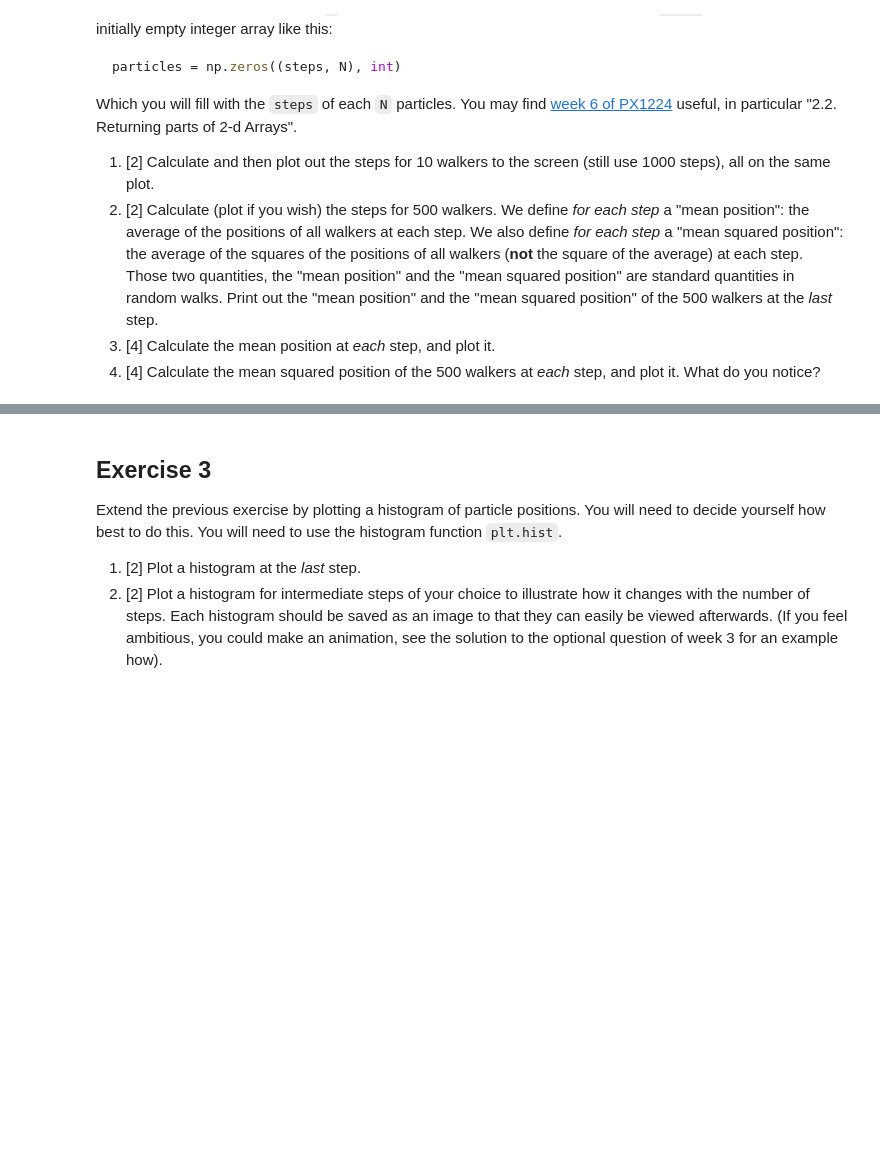
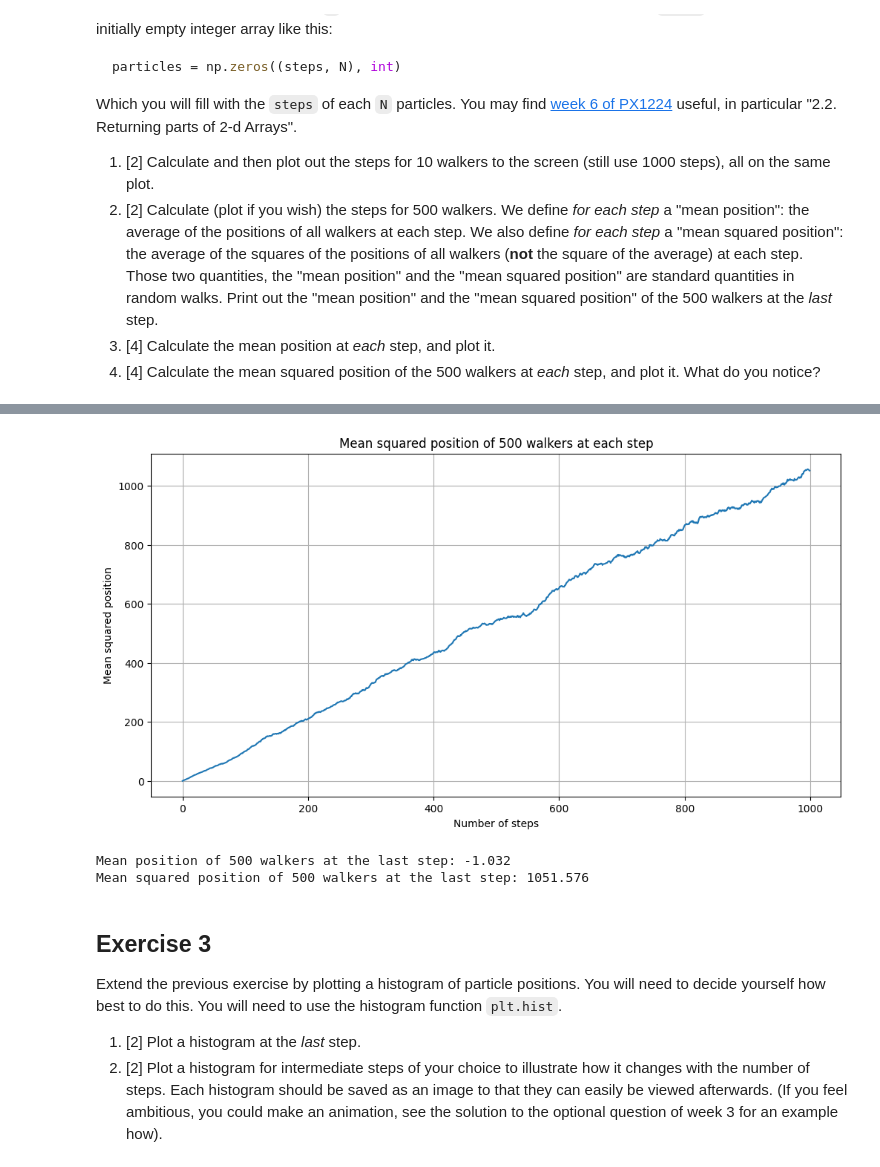
Before and after one commit to PX2145-2025/week-7-b-Finlay-Hall, a Jupyter notebook: Random_walk.ipynb, the cells around one changed output, grey strips where cells are left out. Drawn from its saved outputs; the diff is of its cells as text; code cells hidden in the pictures; blank space fills up the shorter version.

```diff
--- a/Random_walk.ipynb
+++ b/Random_walk.ipynb
@@ -164,3 +154,27 @@ Mean squared position at the last step: 487.68
+# %%
+mean_squared_position = np.average(particles**2, axis=1) # mean of squared positions at each step
+
+# plot the mean squared position at each step
+plt.figure(figsize=(12, 6))
+plt.plot(mean_squared_position)
+plt.xlabel('Number of steps')
+plt.ylabel('Mean squared position')
+plt.title('Mean squared position of 500 walkers at each step')
+plt.grid()
+plt.show()
+# %% [output]
+[figure, added]
+# %%
+mean_position = np.average(particles, axis=1) # mean position for every step
+print(f"Mean position of 500 walkers at the last step: {mean_position[-1]}") # [-1] to grab only for the final step
+
+mean_squared_position = np.average(particles**2, axis=1) # mean position for every step
+print(f"Mean squared position of 500 walkers at the last step: {mean_squared_position[-1]}") # [-1] to grab only for the final step
+
+# The value for mean squared is much greater because all the negative values become positive so none of them cancel out
+# %% [output]
+Mean position of 500 walkers at the last step: -1.032
+Mean squared position of 500 walkers at the last step: 1051.576
 # %% [markdown]
 ## Exercise 3
 Extend the previous exercise by plotting a histogram of particle positions. You will need to decide yourself how best to do this. You will need to use the histogram function `plt.hist`.
```
Also changed, not shown: parts of 5 cells of this notebook.
